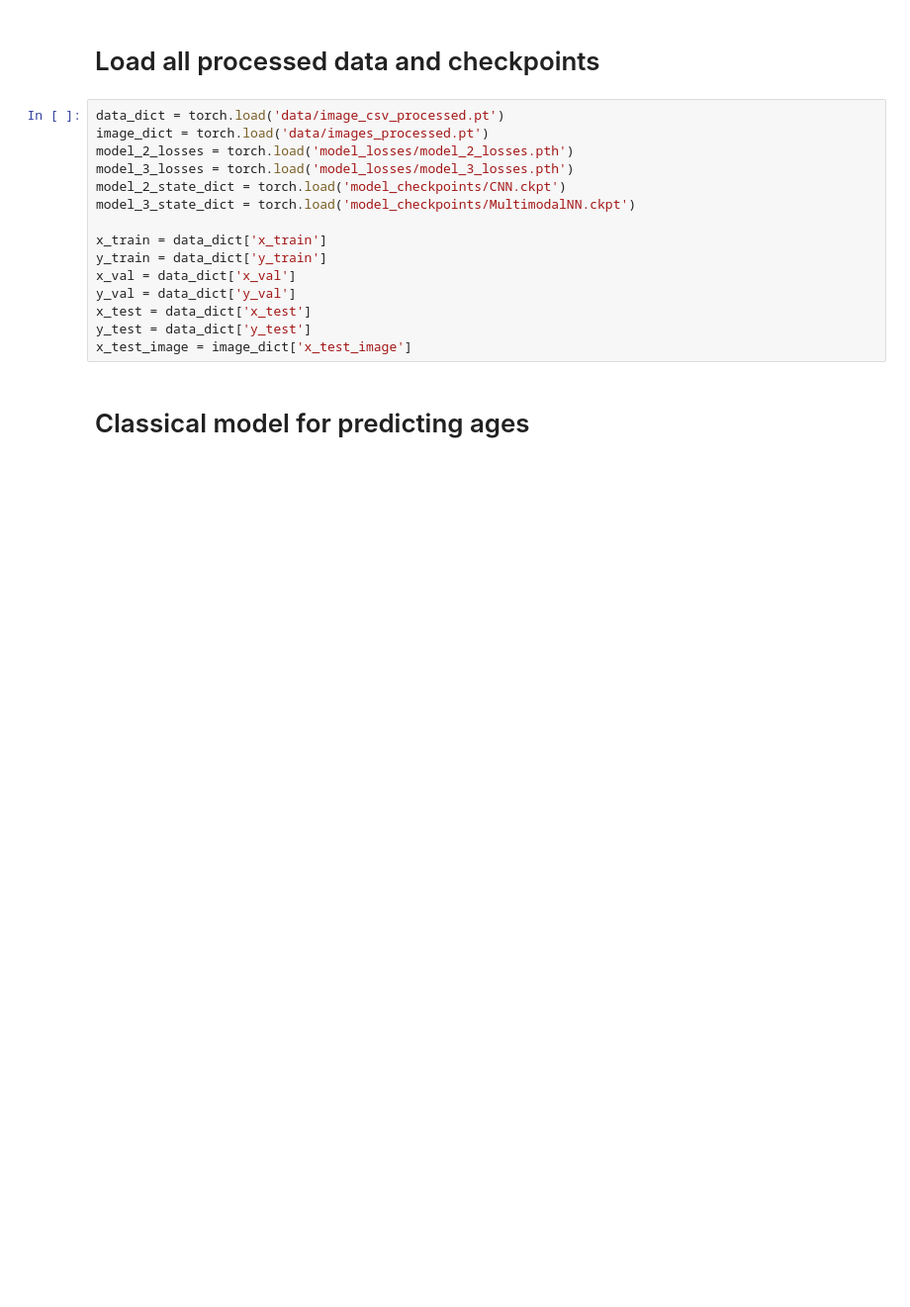
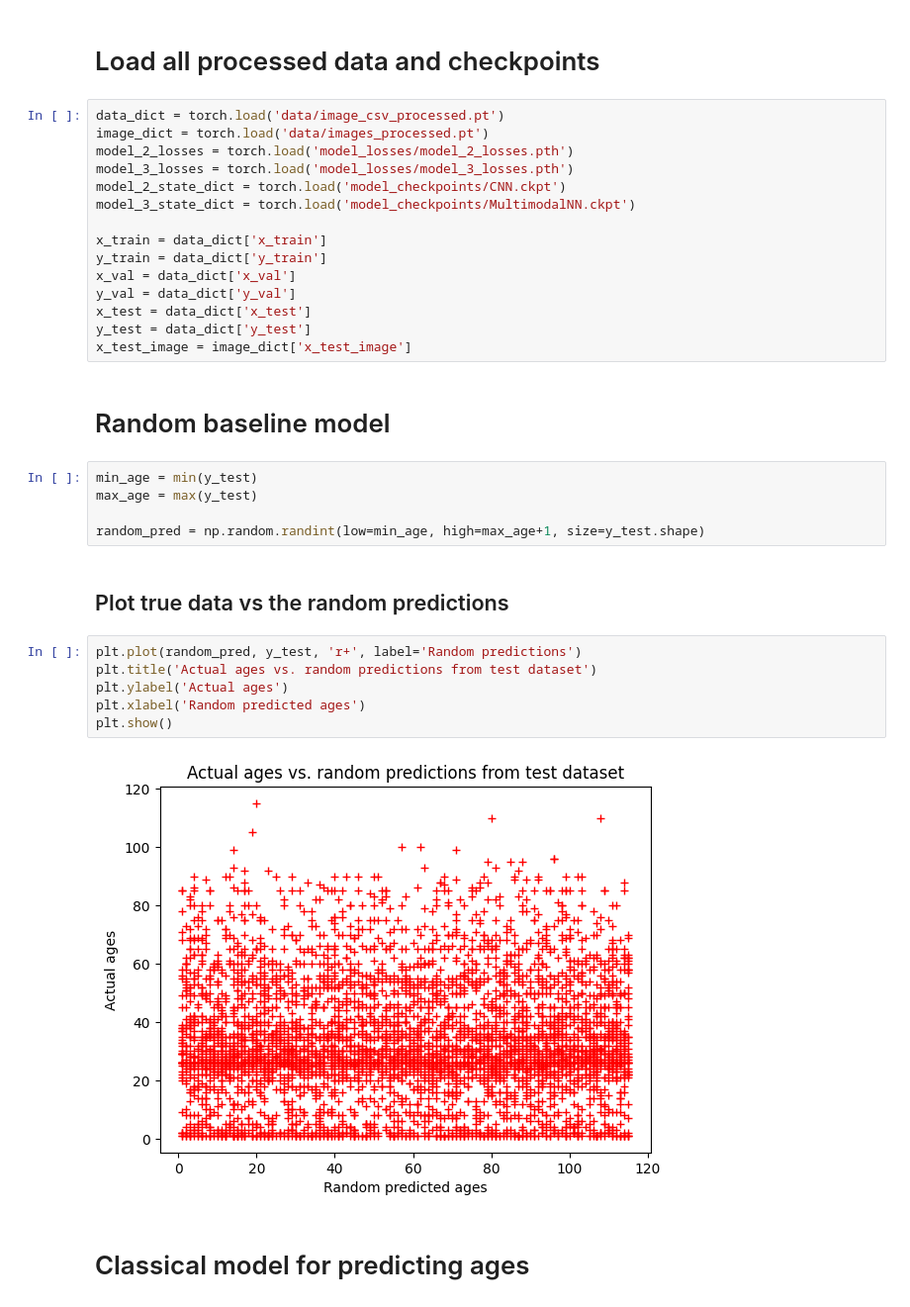
Before and after one commit to CrazyCipherGamer/ecegr4750_fall2023_singh, a Jupyter notebook: paramveer_singh/analysis.ipynb, the cells around one changed output. Shown: that part at 99% size. Drawn from its saved outputs; the diff is of its cells as text; blank space fills up the shorter version.

Commit message:
Add random baseline model

```diff
--- a/paramveer_singh/analysis.ipynb
+++ b/paramveer_singh/analysis.ipynb
@@ -26,6 +26,23 @@ y_val = data_dict['y_val']
 x_test = data_dict['x_test']
 y_test = data_dict['y_test']
 x_test_image = image_dict['x_test_image']
+# %% [markdown]
+# Random baseline model
+# %%
+min_age = min(y_test)
+max_age = max(y_test)
+
+random_pred = np.random.randint(low=min_age, high=max_age+1, size=y_test.shape)
+# %% [markdown]
+## Plot true data vs the random predictions
+# %%
+plt.plot(random_pred, y_test, 'r+', label='Random predictions')
+plt.title('Actual ages vs. random predictions from test dataset')
+plt.ylabel('Actual ages')
+plt.xlabel('Random predicted ages')
+plt.show()
+# %% [output]
+[figure, added]
 # %% [markdown]
 # Classical model for predicting ages
 # %% [markdown]
```
